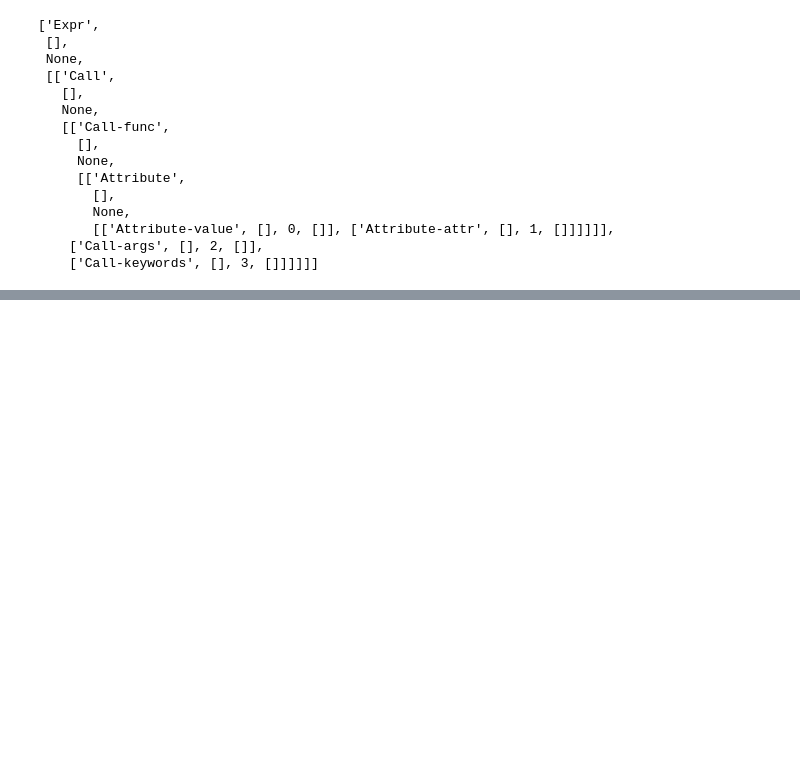
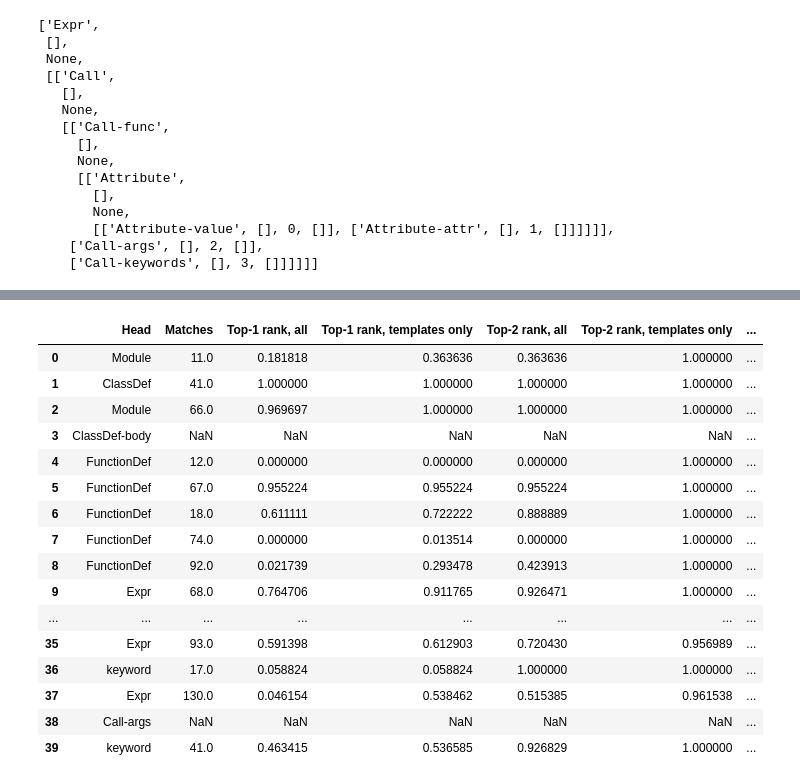
Before and after one commit to rshin/seq2struct, a Jupyter notebook: notebooks/hearthstone_idioms_multilabel.ipynb, the cells around one changed output, grey strips where cells are left out. Drawn from its saved outputs; the diff is of its cells as text; code cells hidden in the pictures; blank space fills up the shorter version.

```diff
--- a/notebooks/hearthstone_idioms_multilabel.ipynb
+++ b/notebooks/hearthstone_idioms_multilabel.ipynb
@@ -176,0 +258,21 @@ templates[37]['idiom']
+# %%
+_, df = analyze2('filt-contains-hole_st-cov-examples_nt-40', 'val')
+df
+# %% [output]
+|  | Head | Matches | Top-1 rank, all | Top-1 rank, templates only | Top-2 rank, all | Top-2 rank, templates only | ... |
+| 0 | Module | 11.0 | 0.181818 | 0.363636 | 0.363636 | 1.000000 | ... |
+| 1 | ClassDef | 41.0 | 1.000000 | 1.000000 | 1.000000 | 1.000000 | ... |
+| 2 | Module | 66.0 | 0.969697 | 1.000000 | 1.000000 | 1.000000 | ... |
+| 3 | ClassDef-body | NaN | NaN | NaN | NaN | NaN | ... |
+| 4 | FunctionDef | 12.0 | 0.000000 | 0.000000 | 0.000000 | 1.000000 | ... |
+| 5 | FunctionDef | 67.0 | 0.955224 | 0.955224 | 0.955224 | 1.000000 | ... |
+| 6 | FunctionDef | 18.0 | 0.611111 | 0.722222 | 0.888889 | 1.000000 | ... |
+| 7 | FunctionDef | 74.0 | 0.000000 | 0.013514 | 0.000000 | 1.000000 | ... |
+| 8 | FunctionDef | 92.0 | 0.021739 | 0.293478 | 0.423913 | 1.000000 | ... |
+| 9 | Expr | 68.0 | 0.764706 | 0.911765 | 0.926471 | 1.000000 | ... |
+| ... | ... | ... | ... | ... | ... | ... | ... |
+| 35 | Expr | 93.0 | 0.591398 | 0.612903 | 0.720430 | 0.956989 | ... |
+| 36 | keyword | 17.0 | 0.058824 | 0.058824 | 1.000000 | 1.000000 | ... |
+| 37 | Expr | 130.0 | 0.046154 | 0.538462 | 0.515385 | 0.961538 | ... |
+| 38 | Call-args | NaN | NaN | NaN | NaN | NaN | ... |
+| 39 | keyword | 41.0 | 0.463415 | 0.536585 | 0.926829 | 1.000000 | ... |
```
Also changed, not shown: parts of 2 cells of this notebook, 1 other file.
